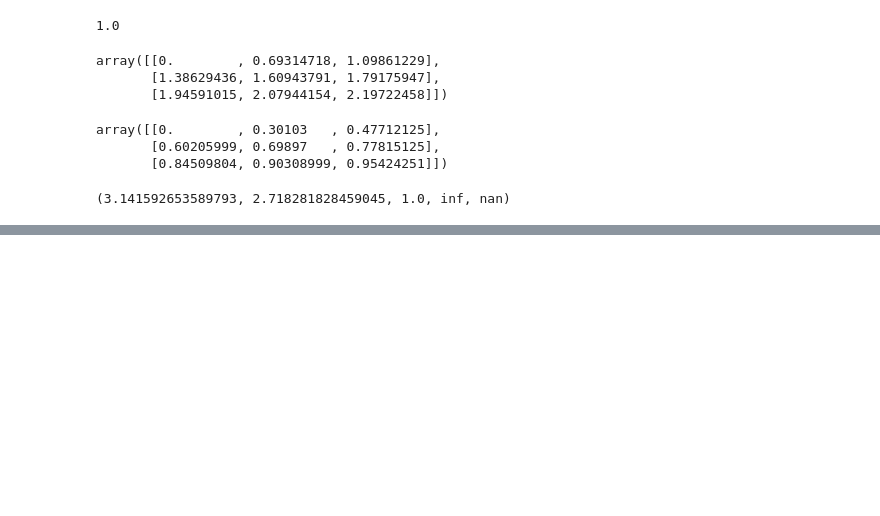
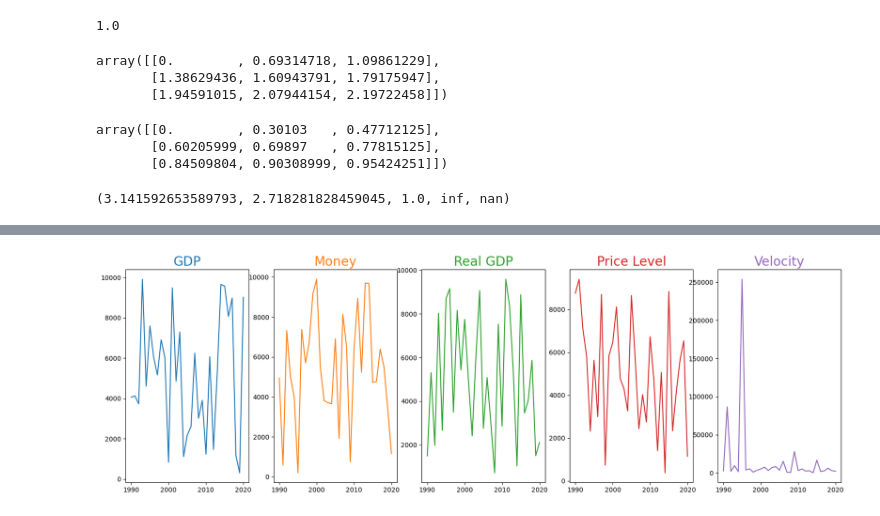
Before and after one commit to audrabuysse/Econ-411, a Jupyter notebook: In Class Projects/In Class Projects/Project 4 - Chapter 3 - Introduction to Numpy, Pandas, and Matplotlib.ipynb, the cells around one changed output, grey strips where cells are left out. Saved outputs shown, nothing was run; the diff lists cells and outputs as text; code cells hidden in the pictures; blank space fills up the shorter version.

```diff
--- a/In Class Projects/In Class Projects/Project 4 - Chapter 3 - Introduction to Numpy, Pandas, and Matplotlib.ipynb
+++ b/In Class Projects/In Class Projects/Project 4 - Chapter 3 - Introduction to Numpy, Pandas, and Matplotlib.ipynb
@@ -272,0 +619,23 @@ pi, e, lne, infinity, null_val
+# %%
+# our goal is to create a multiplot visualization with a separate plot
+# area for each variable
+# count the number of variables:
+num_vars = len(macro_DF.keys())
+
+# create a plot with a subplot for each variable (total 5):
+fig, axs = plt.subplots(1, len(macro_DF.keys()), figsize = (20,6))
+
+# to plot each variable on each plot, cycle through the index of keys:
+for i in range(num_vars):
+    ax = axs[i]
+    # call key by index number:
+    key = list(macro_DF.keys())[i]
+    # set color in light of number i so that it is "Ci"
+    color = "C" + str(i)
+    alpha = .1 + .15 * i
+    # plot key according to index number in ax:
+    macro_DF[key].plot.line(color = color, ax = ax)
+    ax.set_title(key,color = color, fontsize = 20)
+# every single attribute in a visualization should have meaning!
+# %% [output]
+[figure, added]
```
Also changed, not shown: parts of 55 cells of this notebook.
